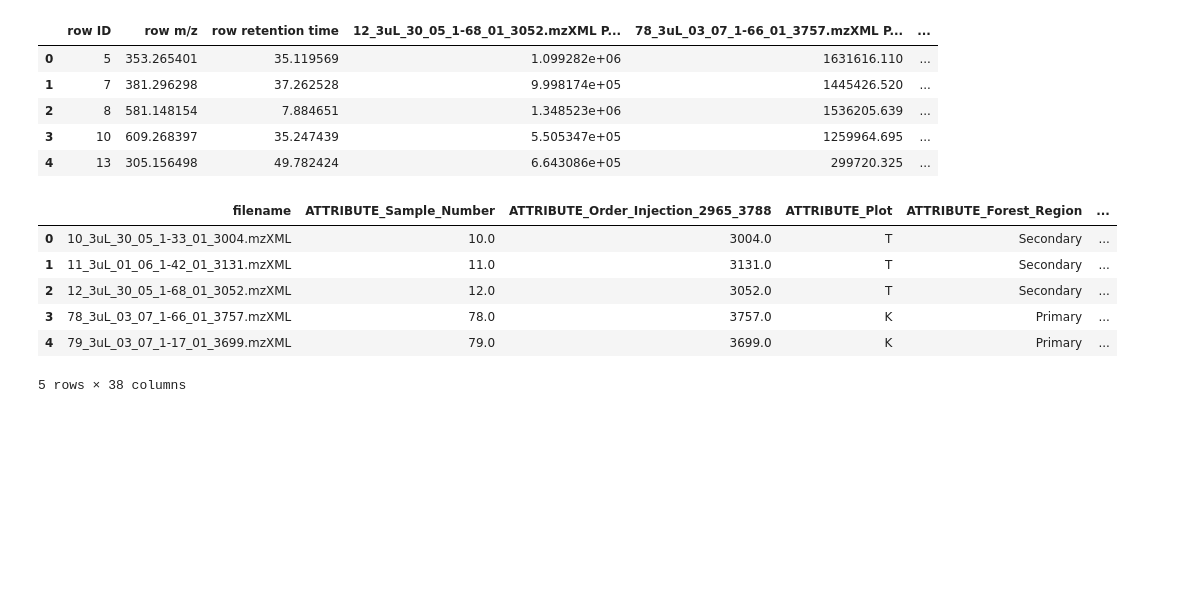
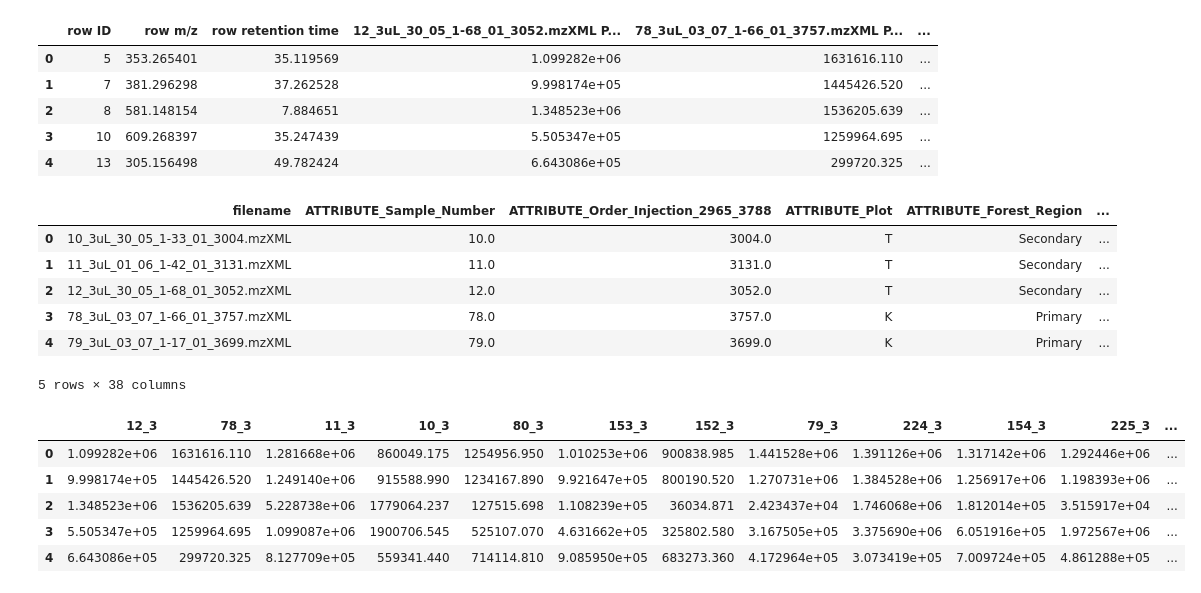
Before and after one commit to computational-chemical-biology/ClusterApp, a Jupyter notebook: notebooks/gnps_to_csv.ipynb, the cells around one changed output. Drawn from its saved outputs; the diff is of its cells as text; code cells hidden in the pictures; blank space fills up the shorter version.

```diff
--- a/notebooks/gnps_to_csv.ipynb
+++ b/notebooks/gnps_to_csv.ipynb
@@ -63,3 +62,34 @@ merged_df.head()
 | 3 | 78_3uL_03_07_1-66_01_3757.mzXML | 78.0 | 3757.0 | K | Primary | ... |
 | 4 | 79_3uL_03_07_1-17_01_3699.mzXML | 79.0 | 3699.0 | K | Primary | ... |
 5 rows × 38 columns
+# %%
+def _rename_columns(df):
+        new_columns = {}
+        for col in df.columns:
+            if col.strip() == '' or col.startswith('Unnamed:'):
+                df.drop(columns=[col], inplace=True)
+            elif col not in ['row ID', 'row m/z', 'row retention time']:
+                matches = re.findall(r'(\d+)', col)
+                if len(matches) >= 2:
+                    mz = matches[0]
+                    rt = matches[1]
+                    new_col_name = f"{mz}_{rt}"
+                    new_columns[col] = new_col_name
+                else:
+                    raise ValueError(f"Column name '{col}' does not contain enough numeric parts to form 'mz_rt' format.")
+
+        df.rename(columns=new_columns, inplace=True)
+
+        df.drop(columns=['row ID', 'row m/z', 'row retention time'], inplace=True)
+
+        return df
+# %%
+df = _rename_columns(gnps_result.feat)
+df.head()
+# %% [output]
+|  | 12_3 | 78_3 | 11_3 | 10_3 | 80_3 | 153_3 | 152_3 | 79_3 | 224_3 | 154_3 | 225_3 | ... |
+| 0 | 1.099282e+06 | 1631616.110 | 1.281668e+06 | 860049.175 | 1254956.950 | 1.010253e+06 | 900838.985 | 1.441528e+06 | 1.391126e+06 | 1.317142e+06 | 1.292446e+06 | ... |
+| 1 | 9.998174e+05 | 1445426.520 | 1.249140e+06 | 915588.990 | 1234167.890 | 9.921647e+05 | 800190.520 | 1.270731e+06 | 1.384528e+06 | 1.256917e+06 | 1.198393e+06 | ... |
+| 2 | 1.348523e+06 | 1536205.639 | 5.228738e+06 | 1779064.237 | 127515.698 | 1.108239e+05 | 36034.871 | 2.423437e+04 | 1.746068e+06 | 1.812014e+05 | 3.515917e+04 | ... |
+| 3 | 5.505347e+05 | 1259964.695 | 1.099087e+06 | 1900706.545 | 525107.070 | 4.631662e+05 | 325802.580 | 3.167505e+05 | 3.375690e+06 | 6.051916e+05 | 1.972567e+06 | ... |
+| 4 | 6.643086e+05 | 299720.325 | 8.127709e+05 | 559341.440 | 714114.810 | 9.085950e+05 | 683273.360 | 4.172964e+05 | 3.073419e+05 | 7.009724e+05 | 4.861288e+05 | ... |
```
Also changed, not shown: parts of 2 cells of this notebook, 2 other files.
